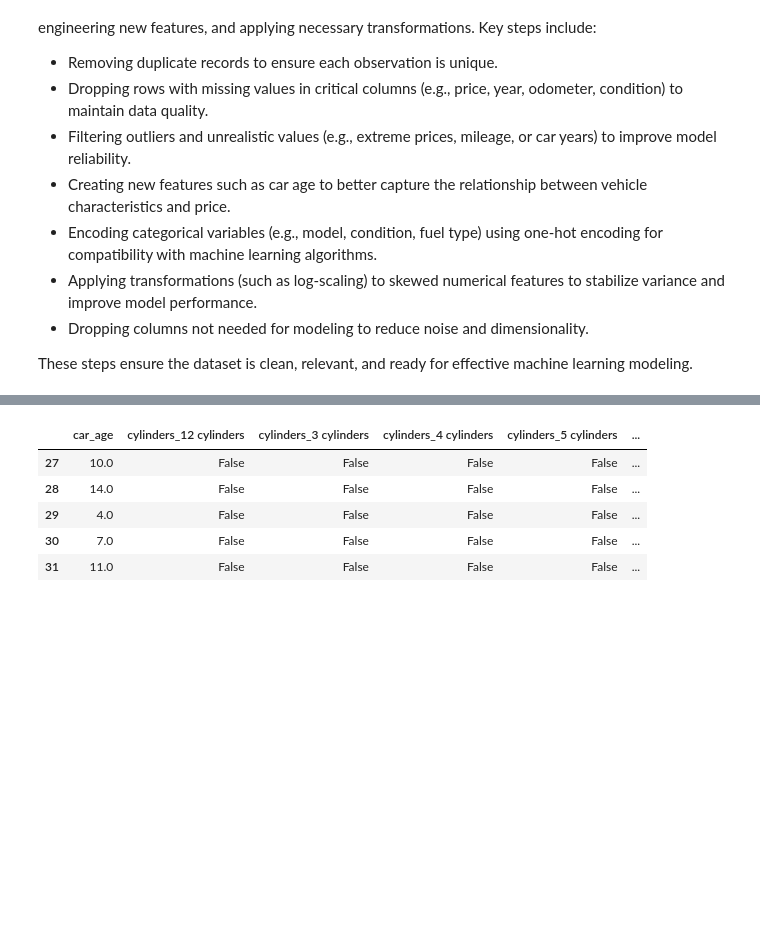
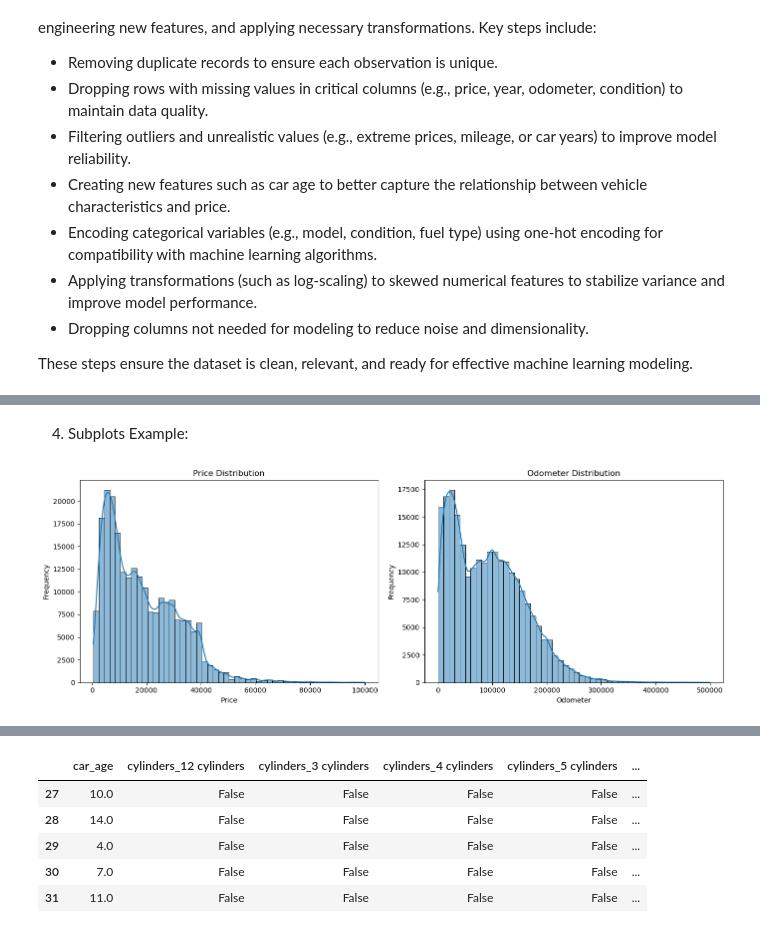
Before and after one commit to gaurav1der/ai-ml-project-work, a Jupyter notebook: submission/module-11/module11.ipynb, the cells around one changed output, grey strips where cells are left out. Saved outputs shown, nothing was run; the diff lists cells and outputs as text; code cells hidden in the pictures; blank space fills up the shorter version.

```diff
--- a/submission/module-11/module11.ipynb
+++ b/submission/module-11/module11.ipynb
@@ -98,0 +144,18 @@ df['car_age'] = current_year - df['year']
+# %% [markdown]
+4. Subplots Example:
+# %%
+fig, axes = plt.subplots(1, 2, figsize=(14,5))
+sns.histplot(df['price'], bins=50, ax=axes[0], kde=True)
+axes[0].set_title('Price Distribution')
+axes[0].set_xlabel('Price')
+axes[0].set_ylabel('Frequency')
+
+sns.histplot(df['odometer'], bins=50, ax=axes[1], kde=True)
+axes[1].set_title('Odometer Distribution')
+axes[1].set_xlabel('Odometer')
+axes[1].set_ylabel('Frequency')
+
+plt.tight_layout()
+plt.show()
+# %% [output]
+[figure, added]
```
Also changed, not shown: parts of 26 cells of this notebook, 1 other file.
